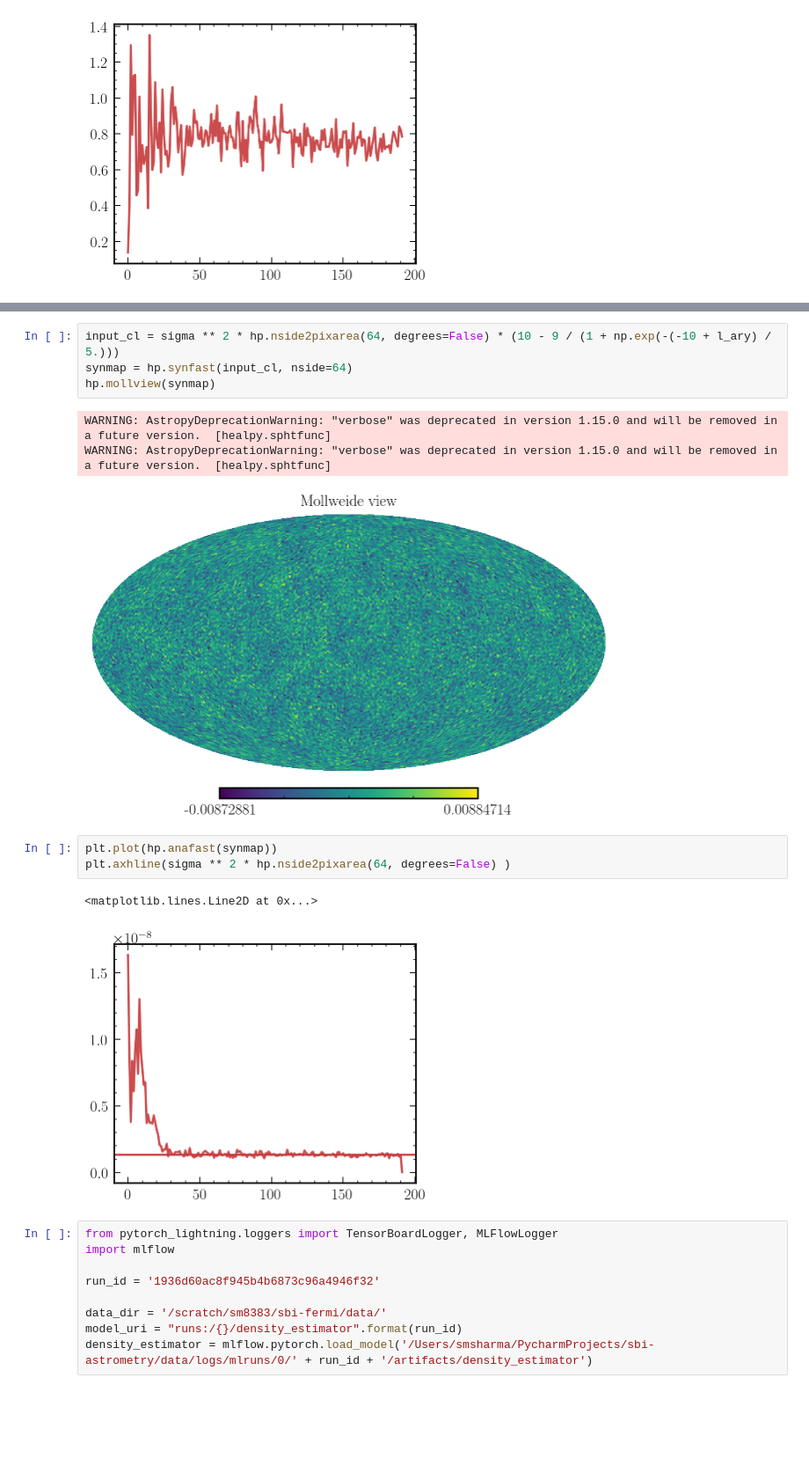
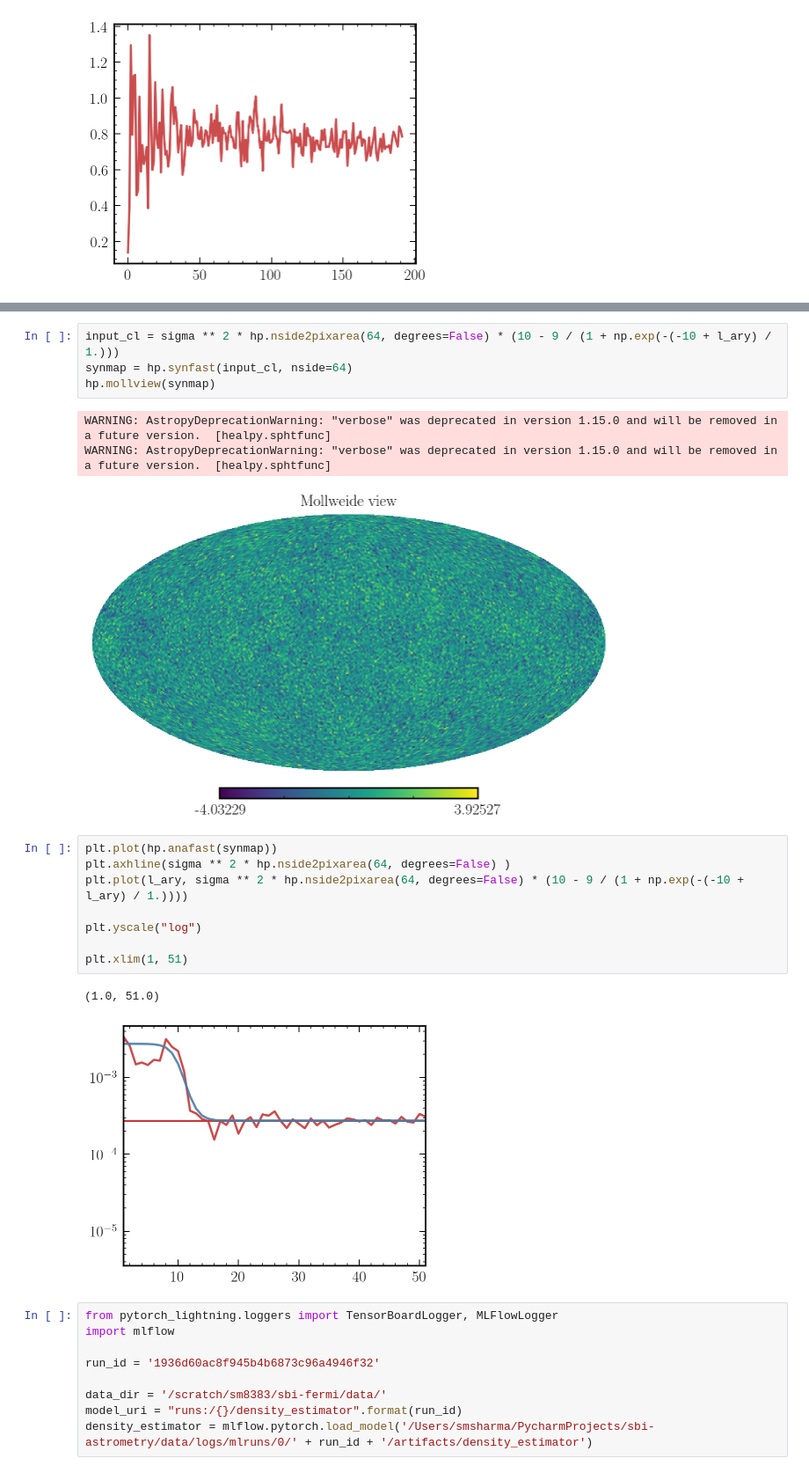
Before and after one commit to smsharma/neural-global-astrometry, a Jupyter notebook: notebooks/01_cdm.ipynb, the cells around one changed output, grey strips where cells are left out. Shown at 88% size. Saved outputs shown, nothing was run; the diff lists cells and outputs as text; blank space fills up the shorter version.

```diff
--- a/notebooks/01_cdm.ipynb
+++ b/notebooks/01_cdm.ipynb
@@ -671,17 +650,22 @@ plt.plot(l_ary, 10 - 9 / (1 + np.exp(-(-10 + l_ary) / 5.)))
 # %%
-input_cl = sigma ** 2 * hp.nside2pixarea(64, degrees=False) * (10 - 9 / (1 + np.exp(-(-10 + l_ary) / 5.)))
+input_cl = sigma ** 2 * hp.nside2pixarea(64, degrees=False) * (10 - 9 / (1 + np.exp(-(-10 + l_ary) / 1.)))
 synmap = hp.synfast(input_cl, nside=64)
 hp.mollview(synmap)
 # %% [output]
 WARNING: AstropyDeprecationWarning: "verbose" was deprecated in version 1.15.0 and will be removed in a future version.  [healpy.sphtfunc]
 WARNING: AstropyDeprecationWarning: "verbose" was deprecated in version 1.15.0 and will be removed in a future version.  [healpy.sphtfunc]
-[figure, old version]
+[figure, new version]
 # %%
 plt.plot(hp.anafast(synmap))
 plt.axhline(sigma ** 2 * hp.nside2pixarea(64, degrees=False) )
+plt.plot(l_ary, sigma ** 2 * hp.nside2pixarea(64, degrees=False) * (10 - 9 / (1 + np.exp(-(-10 + l_ary) / 1.))))
+
+plt.yscale("log")
+
+plt.xlim(1, 51)
 # %% [output]
-<matplotlib.lines.Line2D at 0x...>
+(1.0, 51.0)
-[figure, old version]
+[figure, new version]
 # %%
 from pytorch_lightning.loggers import TensorBoardLogger, MLFlowLogger
 import mlflow
```
Also changed, not shown: parts of 9 cells of this notebook, 8 other files.
